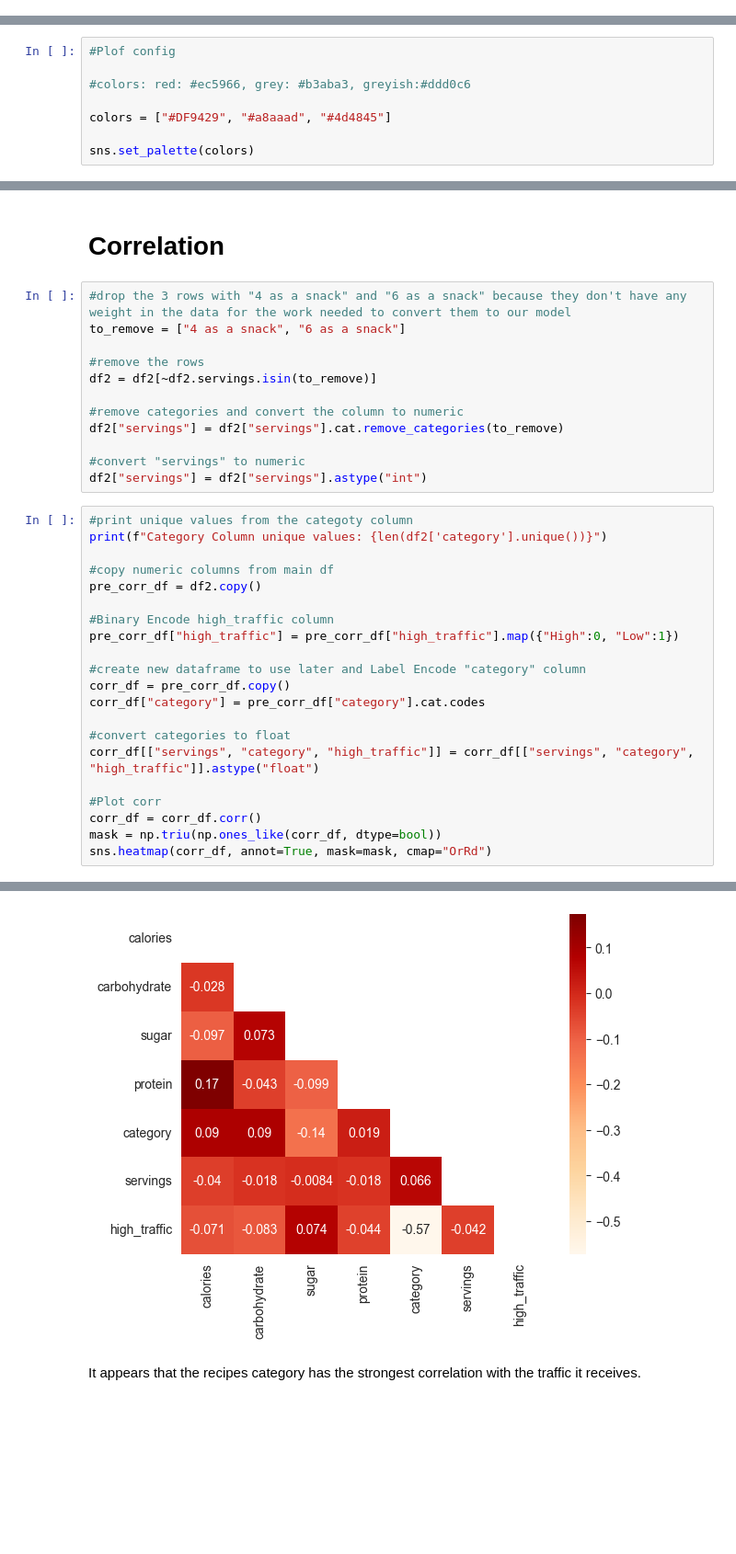
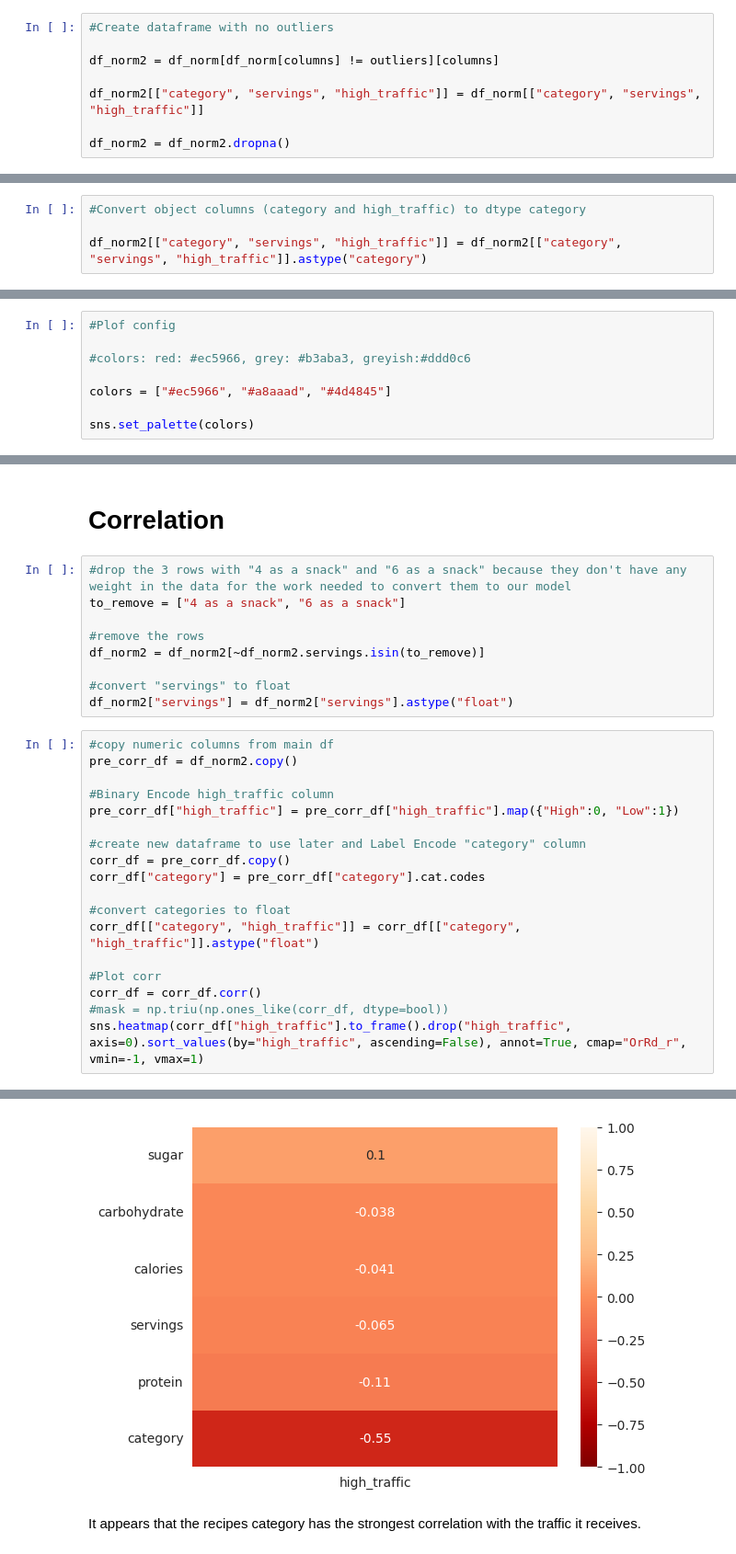
Before and after one commit to Rookie-Mistake/recipes_traffic, a Jupyter notebook: recipes_traffic.ipynb, the cells around one changed output, grey strips where cells are left out. Shown at 92% size. Drawn from its saved outputs; the diff is of its cells as text; blank space fills up the shorter version.

```diff
--- a/recipes_traffic.ipynb
+++ b/recipes_traffic.ipynb
@@ -165,0 +414,8 @@ The data is clean and read to be analyzed.
+# %%
+#Create dataframe with no outliers
+
+df_norm2 = df_norm[df_norm[columns] != outliers][columns]
+
+df_norm2[["category", "servings", "high_traffic"]] = df_norm[["category", "servings", "high_traffic"]]
+
+df_norm2 = df_norm2.dropna()
@@ -165,0 +445,4 @@ The data is clean and read to be analyzed.
+# %%
+#Convert object columns (category and high_traffic) to dtype category
+
+df_norm2[["category", "servings", "high_traffic"]] = df_norm2[["category", "servings", "high_traffic"]].astype("category")
@@ -285,7 +614,7 @@ def numeric_cols_analysis(df, column, fig_size):
 
 #colors: red: #ec5966, grey: #b3aba3, greyish:#ddd0c6
 
-colors = ["#DF9429", "#a8aaad", "#4d4845"]
+colors = ["#ec5966", "#a8aaad", "#4d4845"]
 
 sns.set_palette(colors)
 # %% [markdown]
@@ -390,19 +713,13 @@ Is possible that, in model development those columns would not contribute to mus
 to_remove = ["4 as a snack", "6 as a snack"]
 
 #remove the rows
-df2 = df2[~df2.servings.isin(to_remove)]
+df_norm2 = df_norm2[~df_norm2.servings.isin(to_remove)]
 
-#remove categories and convert the column to numeric
-df2["servings"] = df2["servings"].cat.remove_categories(to_remove)
-
-#convert "servings" to numeric
-df2["servings"] = df2["servings"].astype("int")
+#convert "servings" to float
+df_norm2["servings"] = df_norm2["servings"].astype("float")
 # %%
-#print unique values from the categoty column
-print(f"Category Column unique values: {len(df2['category'].unique())}")
-
 #copy numeric columns from main df
-pre_corr_df = df2.copy()
+pre_corr_df = df_norm2.copy()
 
 #Binary Encode high_traffic column
 pre_corr_df["high_traffic"] = pre_corr_df["high_traffic"].map({"High":0, "Low":1})
@@ -412,10 +729,10 @@ corr_df = pre_corr_df.copy()
 corr_df["category"] = pre_corr_df["category"].cat.codes
 
 #convert categories to float
-corr_df[["servings", "category", "high_traffic"]] = corr_df[["servings", "category", "high_traffic"]].astype("float")
+corr_df[["category", "high_traffic"]] = corr_df[["category", "high_traffic"]].astype("float")
 
 #Plot corr
 corr_df = corr_df.corr()
-mask = np.triu(np.ones_like(corr_df, dtype=bool))
-sns.heatmap(corr_df, annot=True, mask=mask, cmap="OrRd")
+#mask = np.triu(np.ones_like(corr_df, dtype=bool))
+sns.heatmap(corr_df["high_traffic"].to_frame().drop("high_traffic", axis=0).sort_values(by="high_traffic", ascending=False), annot=True, cmap="OrRd_r", vmin=-1, vmax=1)
 # %% [output]
@@ -424,4 +740,4 @@ Category Column unique values: 11
-[figure, old version]
+[figure, new version]
 # %% [markdown]
 It appears that the recipes category has the strongest correlation with the traffic it receives.
 # %% [markdown]
```
Also changed, not shown: parts of 157 cells of this notebook, 1 other file.
